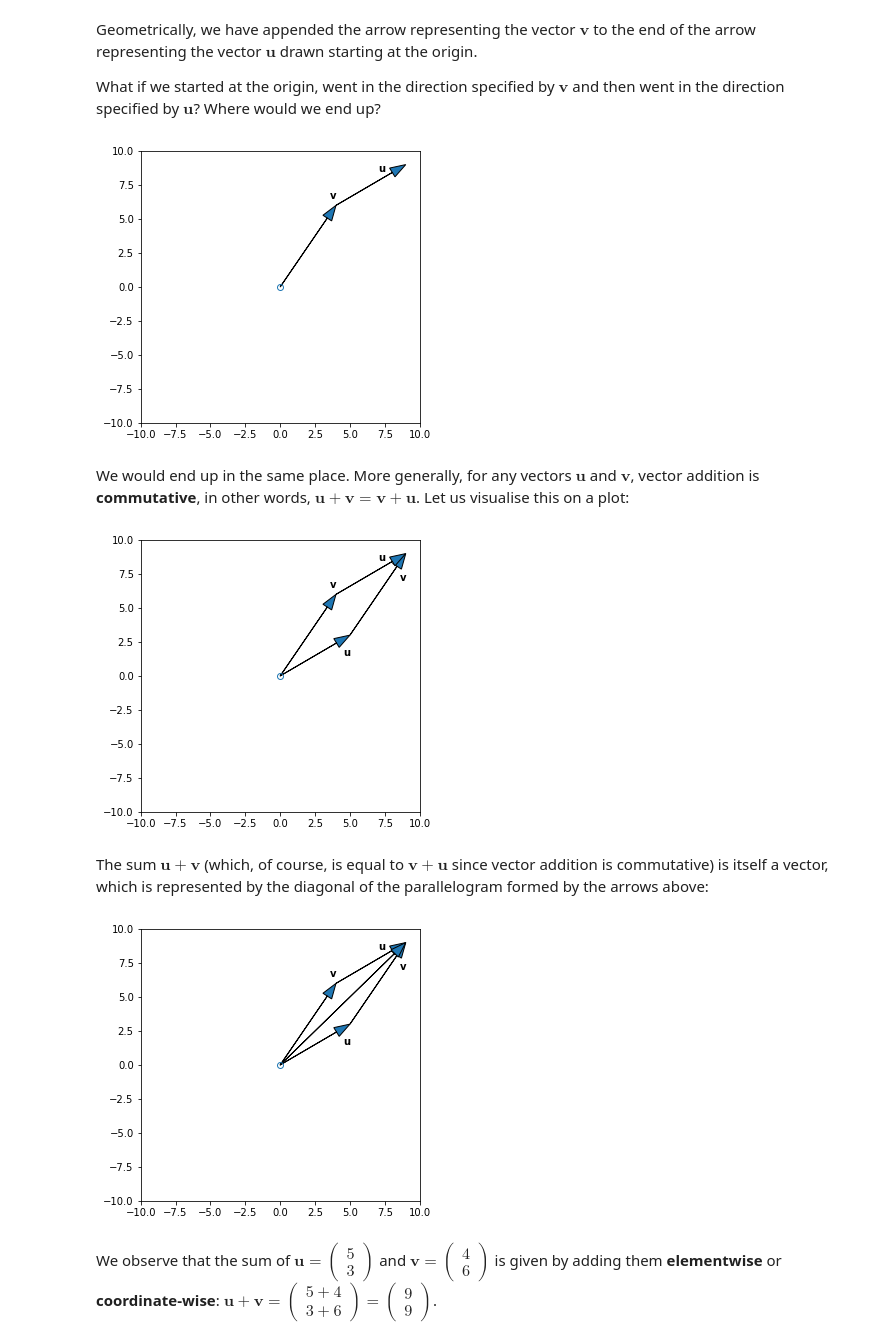
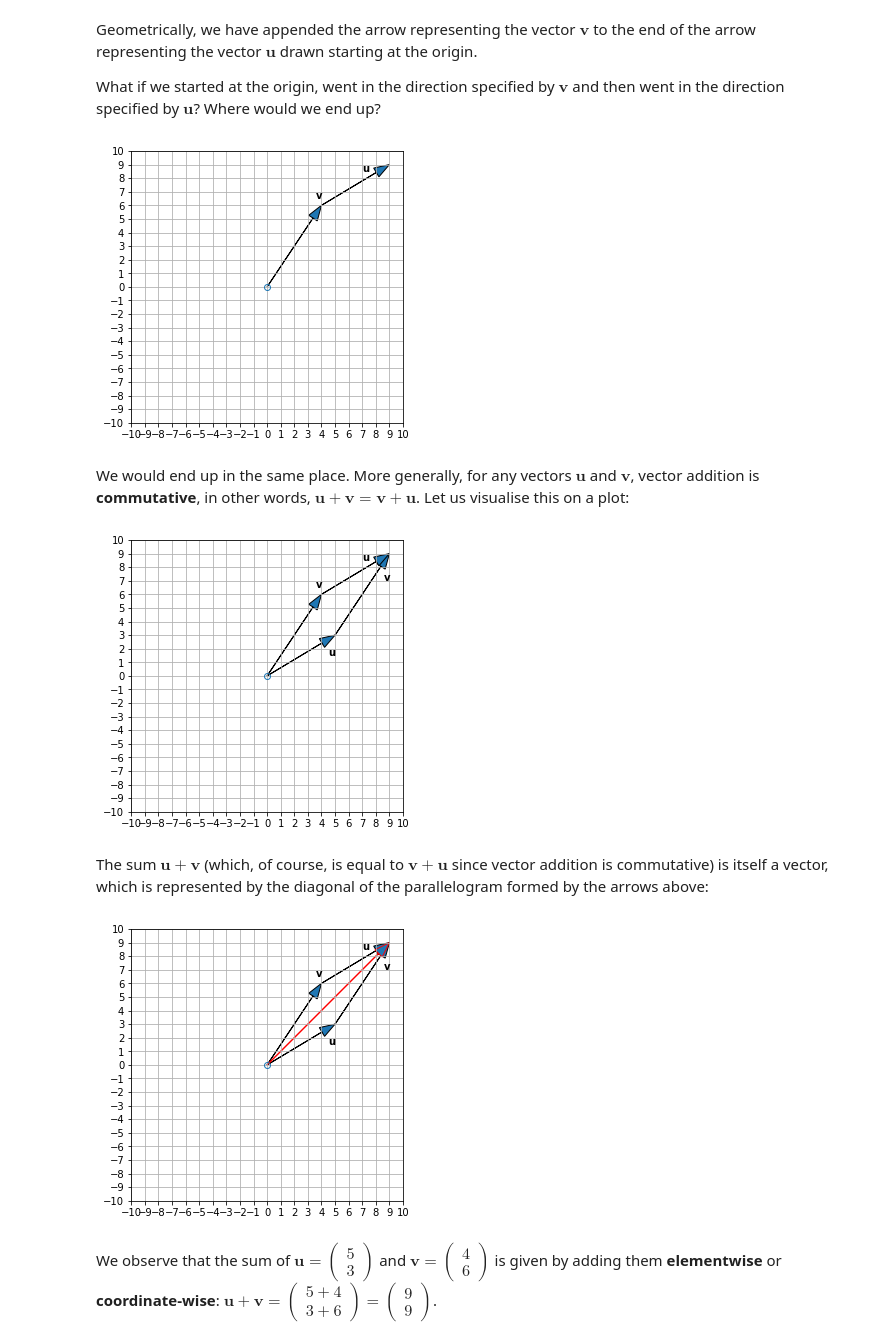
Before and after one commit to thalesians/tsa, a Jupyter notebook: src/jupyter/python/foundations/linear-algebra-1.ipynb, the cells around one changed output. Cells and saved outputs as stored; diff of their text form; code cells hidden in the pictures.

```diff
--- a/src/jupyter/python/foundations/linear-algebra-1.ipynb
+++ b/src/jupyter/python/foundations/linear-algebra-1.ipynb
@@ -199,14 +245,18 @@ What if we started at the origin, went in the direction specified by $\mathbf{v}
 # %%
 plt.figure(figsize=(5, 5))
 plt.plot(0, 0, 'o', markerfacecolor='none')
 plt.arrow(0, 0, v[0], v[1], head_width=.75, length_includes_head=True)
 plt.annotate('$\mathbf{v}$', v + (-.5, .5))
 plt.arrow(v[0], v[1], u[0], u[1], head_width=.75, length_includes_head=True)
 plt.annotate('$\mathbf{u}$', v + u + (-2., -.5))
 plt.xlim(-10, 10)
-plt.ylim(-10, 10);
+plt.ylim(-10, 10)
+plt.xticks(np.linspace(-10., 10., 21))
+plt.yticks(np.linspace(-10., 10., 21))
+plt.gca().set_aspect('equal', adjustable='box')
+plt.grid();
 # %% [output]
-[figure, old version]
+[figure, new version]
 # %% [markdown]
 We would end up in the same place. More generally, for any vectors $\mathbf{u}$ and $\mathbf{v}$, vector addition is **commutative**, in other words, $\mathbf{u} + \mathbf{v} = \mathbf{v} + \mathbf{u}$. Let us visualise this on a plot:
 # %%
@@ -221,9 +271,13 @@ plt.annotate('$\mathbf{v}$', v + (-.5, .5))
 plt.arrow(v[0], v[1], u[0], u[1], head_width=.75, length_includes_head=True)
 plt.annotate('$\mathbf{u}$', v + u + (-2., -.5))
 plt.xlim(-10, 10)
-plt.ylim(-10, 10);
+plt.ylim(-10, 10)
+plt.xticks(np.linspace(-10., 10., 21))
+plt.yticks(np.linspace(-10., 10., 21))
+plt.gca().set_aspect('equal', adjustable='box')
+plt.grid();
 # %% [output]
-[figure, old version]
+[figure, new version]
 # %% [markdown]
 The sum $\mathbf{u} + \mathbf{v}$ (which, of course, is equal to $\mathbf{v} + \mathbf{u}$ since vector addition is commutative) is itself a vector, which is represented by the diagonal of the parallelogram formed by the arrows above:
 # %%
@@ -237,11 +291,15 @@ plt.arrow(0, 0, v[0], v[1], head_width=.75, length_includes_head=True)
 plt.annotate('$\mathbf{v}$', v + (-.5, .5))
 plt.arrow(v[0], v[1], u[0], u[1], head_width=.75, length_includes_head=True)
 plt.annotate('$\mathbf{u}$', v + u + (-2., -.5))
-plt.arrow(0, 0, u[0] + v[0], u[1] + v[1], head_width=.75, length_includes_head=True)
+plt.arrow(0, 0, u[0] + v[0], u[1] + v[1], head_width=.75, length_includes_head=True, edgecolor='red')
 plt.xlim(-10, 10)
-plt.ylim(-10, 10);
+plt.ylim(-10, 10)
+plt.xticks(np.linspace(-10., 10., 21))
+plt.yticks(np.linspace(-10., 10., 21))
+plt.gca().set_aspect('equal', adjustable='box')
+plt.grid();
 # %% [output]
-[figure, old version]
+[figure, new version]
 # %% [markdown]
 We observe that the sum of $\mathbf{u} = \begin{pmatrix} 5 \\ 3 \end{pmatrix}$ and $\mathbf{v} = \begin{pmatrix} 4 \\ 6 \end{pmatrix}$ is given by adding them **elementwise** or **coordinate-wise**: $\mathbf{u} + \mathbf{v} = \begin{pmatrix} 5 + 4 \\ 3 + 6 \end{pmatrix} = \begin{pmatrix} 9 \\ 9 \end{pmatrix}$.
 # %% [markdown]
```
Also changed, not shown: parts of 133 cells of this notebook.
